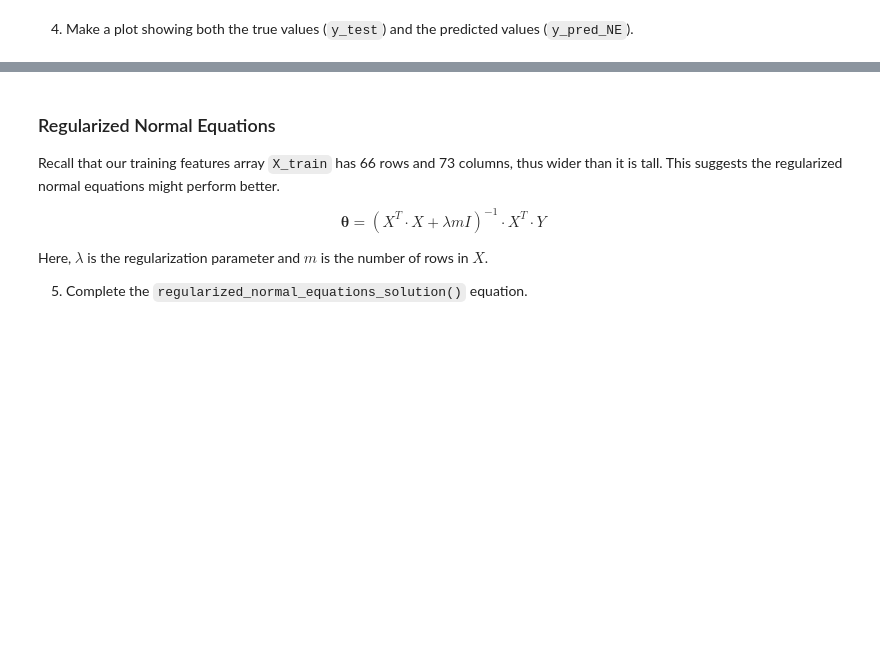
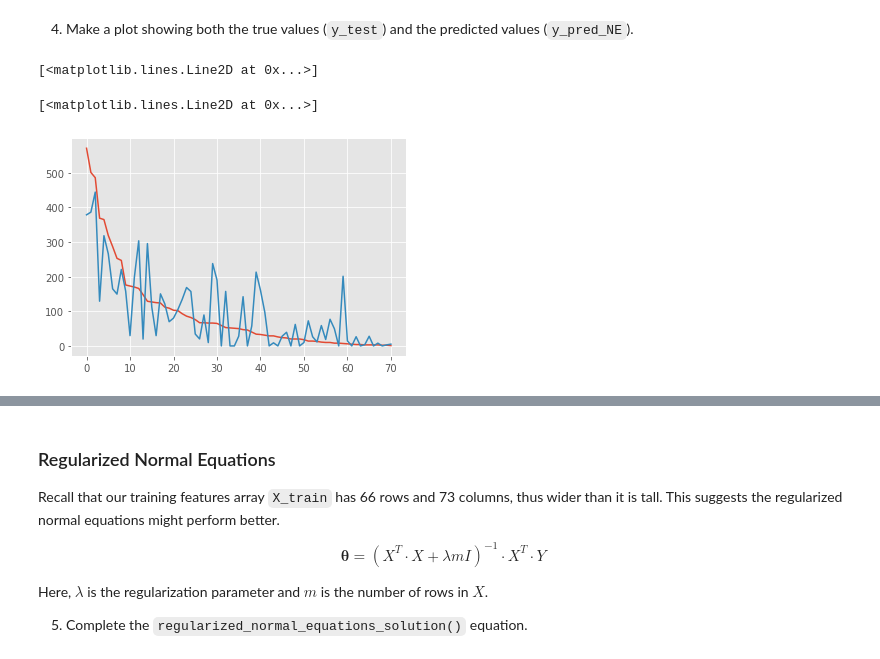
Before and after one commit to epocolis/nuff_brain_ml, a Jupyter notebook: regression/week1_live_assignment/week1_liveassignment.ipynb, the cells around one changed output, grey strips where cells are left out. Saved outputs shown, nothing was run; the diff lists cells and outputs as text; code cells hidden in the pictures; blank space fills up the shorter version.

```diff
--- a/regression/week1_live_assignment/week1_liveassignment.ipynb
+++ b/regression/week1_live_assignment/week1_liveassignment.ipynb
@@ -203,3 +391,5 @@ s_max_iteration = 1000
 # %%
 def h(theta, X):
     # [YOUR CODE HERE]
+    pred = np.dot(X, theta)
+    return pred
@@ -294,3 +539,7 @@ Remember we still have a bias term, so $\boldsymbol{\theta}$ is of size 74x1 (73
 def normal_equations_solution(X, y):
     X_with_ones = np.hstack([np.ones([X.shape[0], 1]), X])
     # [YOUR CODE HERE]
+    a = np.linalg.pinv(np.dot(X.T, X))
+    b = np.dot(a, X.T)
+    theta = np.dot(b, y)
+    return theta
@@ -300,7 +551,7 @@ def normal_equations_solution(X, y):
     The code should be the same as above, just use `n_theta` instead of `s_theta`.
 # %%
 n_theta = normal_equations_solution(X_train, y_train)
-y_pred_NE = # [YOUR CODE HERE]
+y_pred_NE = h( n_theta,X_test)# [YOUR CODE HERE]
 
 # Set any negative predictions to 0
 y_pred_NE[y_pred_NE < 0] = 0
@@ -312,3 +571,9 @@ y_pred_NE[y_pred_NE < 0] = 0
 4. Make a plot showing both the true values (`y_test`) and the predicted values (`y_pred_NE`).
 # %%
 # [YOUR CODE HERE]
+plt.plot(y_test)
+plt.plot(y_pred_NE)
+# %% [output]
+[<matplotlib.lines.Line2D at 0x...>]
+[<matplotlib.lines.Line2D at 0x...>]
+[figure, added]
```
Also changed, not shown: parts of 54 cells of this notebook, 1 other file.
